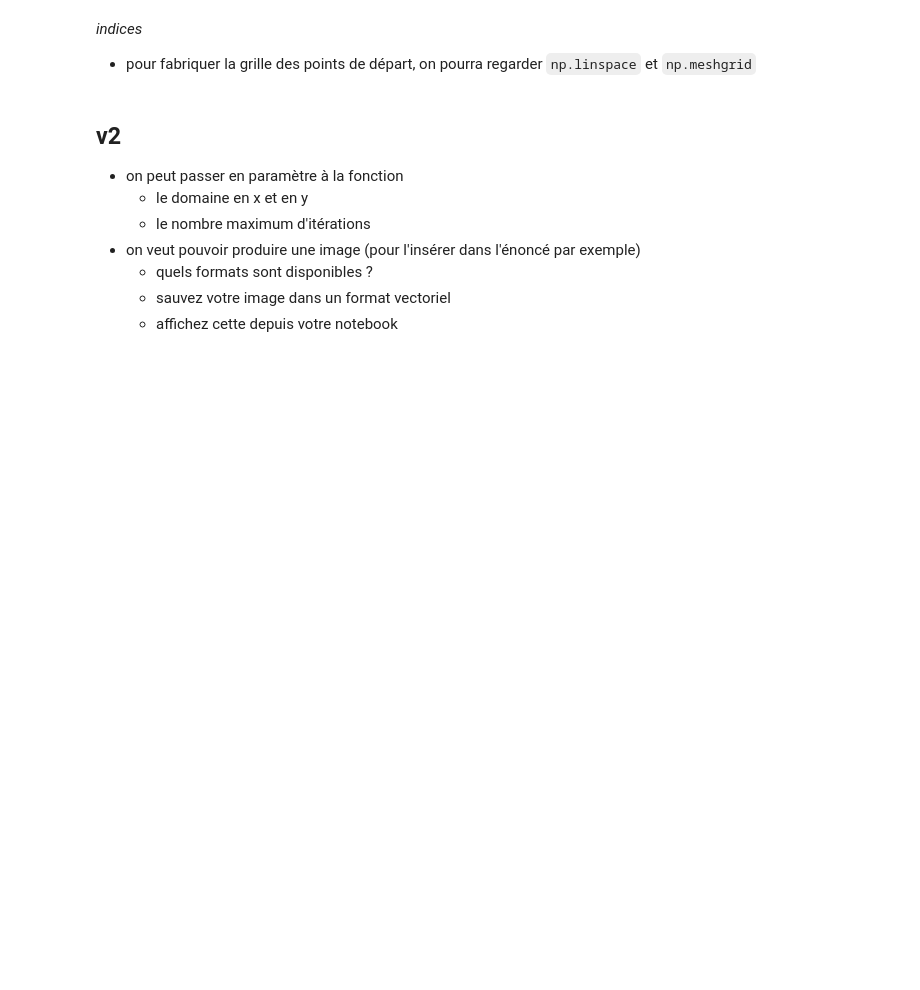
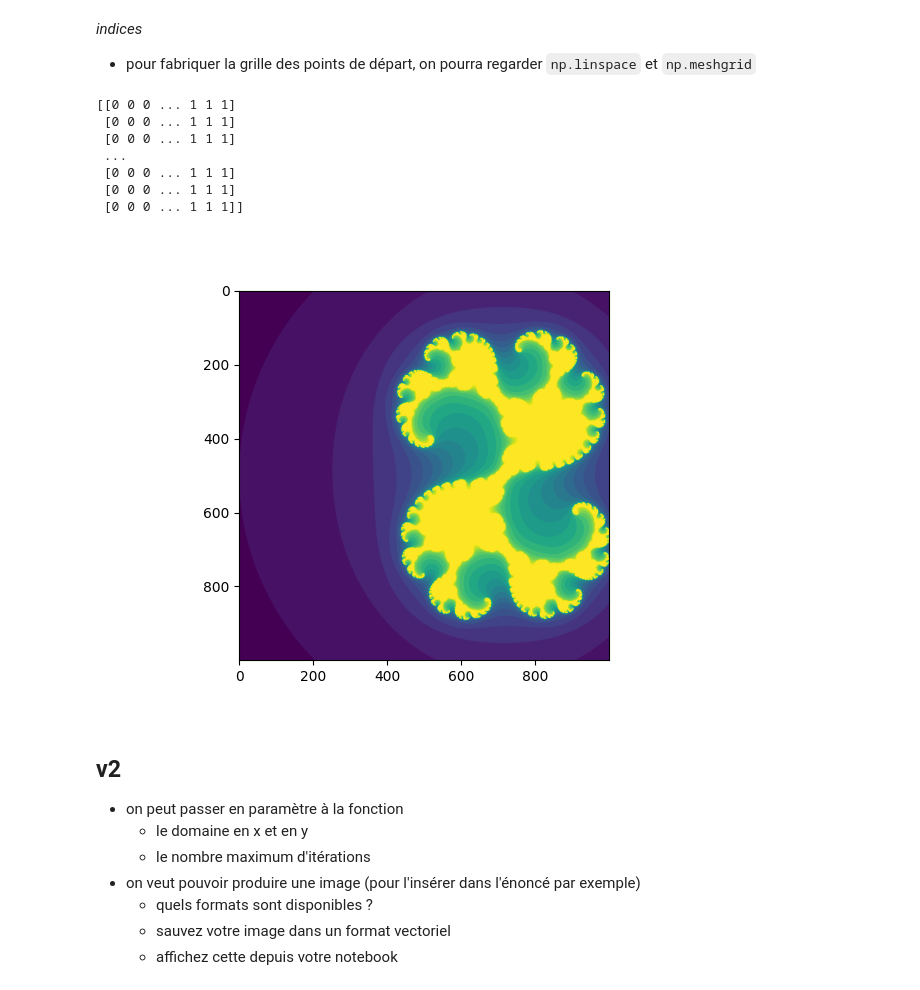
Before and after one commit to valex66/ue12-tps-cours-5, a Jupyter notebook: mandlebrot/mandlebrot.ipynb, the cells around one changed output. Drawn from its saved outputs; the diff is of its cells as text; code cells hidden in the pictures; blank space fills up the shorter version.

```diff
--- a/mandlebrot/mandlebrot.ipynb
+++ b/mandlebrot/mandlebrot.ipynb
@@ -42,9 +42,46 @@ il s'agit pour nous de
 * pour fabriquer la grille des points de départ,
   on pourra regarder `np.linspace` et `np.meshgrid`
 # %%
-# à vous de jouer
-def mandelbrot(w, h):
-    pass
+np.vectorize
+def iteration(c,z,max):
+    k=0
+    while k < max and abs(c)<=2:
+        c = c**2 + z
+        k+=1
+    return k
+
+
+ite=np.vectorize(iteration)
+
+
+def mandelbrot(w, h, z):
+    x=np.linspace(-2,0.8,w)
+    y=np.linspace(-1.4,1.4,h)
+    pave = np.meshgrid(x,y)
+    c=pave[0]+1j*pave[1]
+    diverge=ite(c,z,max)
+    print(diverge)
+    plt.imshow(diverge)
+    plt.show()
+
+h,w=1000,1000
+max = 20
+a,b=np.random.uniform(-1,1),np.random.uniform(-1,1)
+z=a+1j*b
+mandelbrot(w,h,z)
+# x=np.linspace(-2,0.8,1000)
+# y=np.linspace(-1.4,1.4,1000)
+# pave = np.meshgrid(x,y)
+# print(pave)
+# %% [output]
+[[0 0 0 ... 1 1 1]
+ [0 0 0 ... 1 1 1]
+ [0 0 0 ... 1 1 1]
+ ...
+ [0 0 0 ... 1 1 1]
+ [0 0 0 ... 1 1 1]
+ [0 0 0 ... 1 1 1]]
+[figure, added]
 # %% [markdown]
 ## v2
 
```
Also changed, not shown: parts of 1 cell of this notebook, 2 other files.
